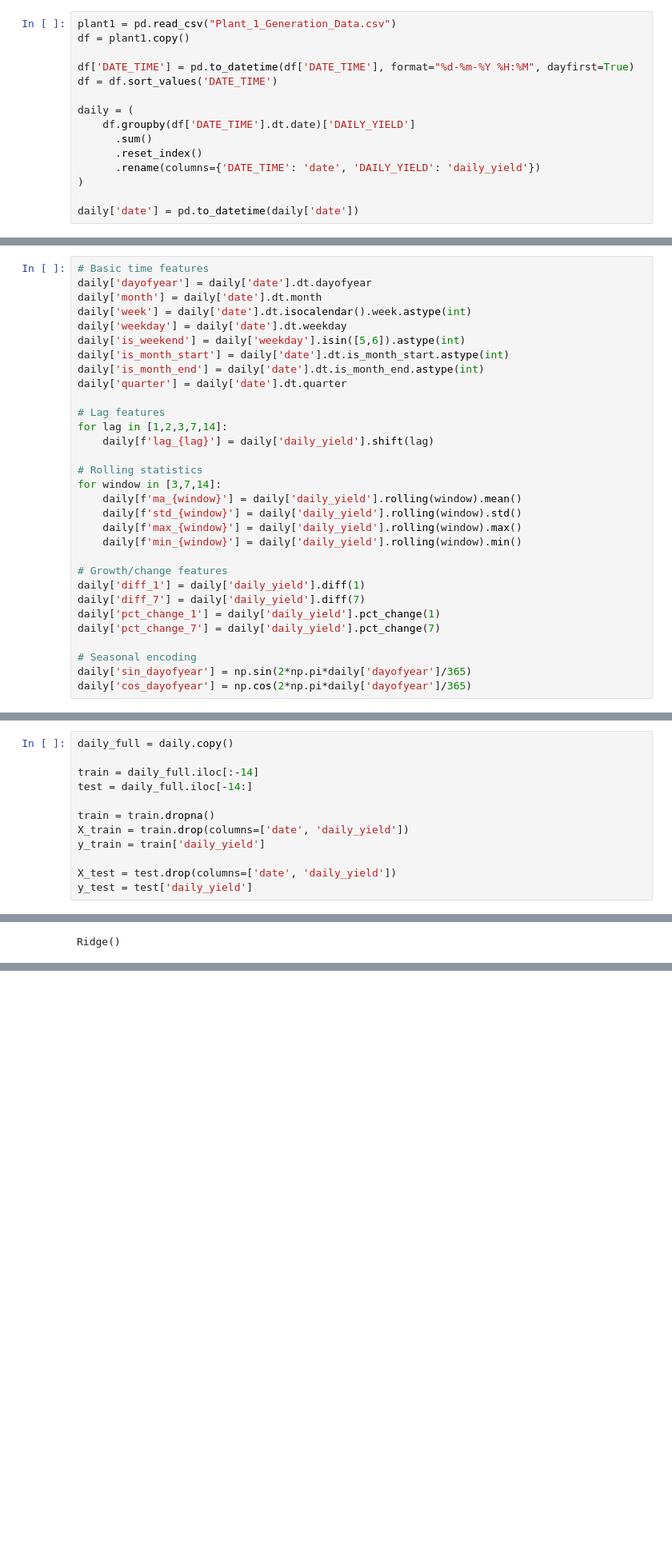
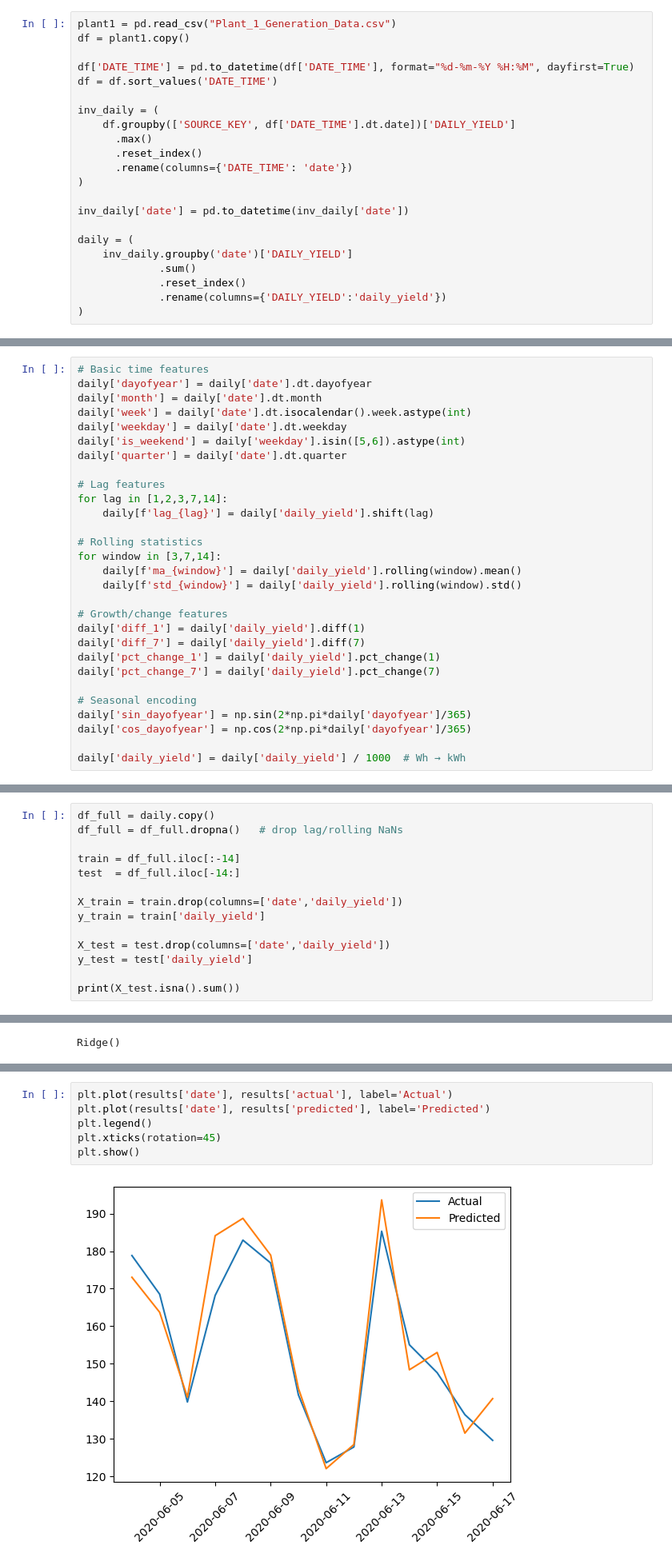
Before and after one commit to Jacob3008/Machine-Learning-Project-3, a Jupyter notebook: ML Project 3.ipynb, the cells around one changed output, grey strips where cells are left out. Shown: that part at 80% size. Saved outputs shown, nothing was run; the diff lists cells and outputs as text; blank space fills up the shorter version.

```diff
--- a/ML Project 3.ipynb
+++ b/ML Project 3.ipynb
@@ -16,14 +17,21 @@ df = plant1.copy()
 df['DATE_TIME'] = pd.to_datetime(df['DATE_TIME'], format="%d-%m-%Y %H:%M", dayfirst=True)
 df = df.sort_values('DATE_TIME')
 
-daily = (
-    df.groupby(df['DATE_TIME'].dt.date)['DAILY_YIELD']
-      .sum()
+inv_daily = (
+    df.groupby(['SOURCE_KEY', df['DATE_TIME'].dt.date])['DAILY_YIELD']
+      .max()
       .reset_index()
-      .rename(columns={'DATE_TIME': 'date', 'DAILY_YIELD': 'daily_yield'})
+      .rename(columns={'DATE_TIME': 'date'})
 )
 
-daily['date'] = pd.to_datetime(daily['date'])
+inv_daily['date'] = pd.to_datetime(inv_daily['date'])
+
+daily = (
+    inv_daily.groupby('date')['DAILY_YIELD']
+             .sum()
+             .reset_index()
+             .rename(columns={'DAILY_YIELD':'daily_yield'})
+)
 # %% [markdown]
 # Engineer Features
 # %%
@@ -33,8 +41,6 @@ daily['month'] = daily['date'].dt.month
 daily['week'] = daily['date'].dt.isocalendar().week.astype(int)
 daily['weekday'] = daily['date'].dt.weekday
 daily['is_weekend'] = daily['weekday'].isin([5,6]).astype(int)
-daily['is_month_start'] = daily['date'].dt.is_month_start.astype(int)
-daily['is_month_end'] = daily['date'].dt.is_month_end.astype(int)
 daily['quarter'] = daily['date'].dt.quarter
 
 # Lag features
@@ -45,8 +51,6 @@ for lag in [1,2,3,7,14]:
 for window in [3,7,14]:
     daily[f'ma_{window}'] = daily['daily_yield'].rolling(window).mean()
     daily[f'std_{window}'] = daily['daily_yield'].rolling(window).std()
-    daily[f'max_{window}'] = daily['daily_yield'].rolling(window).max()
-    daily[f'min_{window}'] = daily['daily_yield'].rolling(window).min()
 
 # Growth/change features
 daily['diff_1'] = daily['daily_yield'].diff(1)
@@ -57,17 +61,21 @@ daily['pct_change_7'] = daily['daily_yield'].pct_change(7)
 # Seasonal encoding
 daily['sin_dayofyear'] = np.sin(2*np.pi*daily['dayofyear']/365)
 daily['cos_dayofyear'] = np.cos(2*np.pi*daily['dayofyear']/365)
+
+daily['daily_yield'] = daily['daily_yield'] / 1000  # Wh → kWh
 # %% [markdown]
 # Train/Test Split
 # %%
-daily_full = daily.copy()
+df_full = daily.copy()
+df_full = df_full.dropna()   # drop lag/rolling NaNs
 
-train = daily_full.iloc[:-14]
-test = daily_full.iloc[-14:]
+train = df_full.iloc[:-14]
+test  = df_full.iloc[-14:]
 
-train = train.dropna()
-X_train = train.drop(columns=['date', 'daily_yield'])
+X_train = train.drop(columns=['date','daily_yield'])
 y_train = train['daily_yield']
 
-X_test = test.drop(columns=['date', 'daily_yield'])
+X_test = test.drop(columns=['date','daily_yield'])
 y_test = test['daily_yield']
+
+print(X_test.isna().sum())
@@ -118,0 +145,8 @@ print(results)
+# %%
+plt.plot(results['date'], results['actual'], label='Actual')
+plt.plot(results['date'], results['predicted'], label='Predicted')
+plt.legend()
+plt.xticks(rotation=45)
+plt.show()
+# %% [output]
+[figure, added]
```
Also changed, not shown: parts of 4 cells of this notebook.
